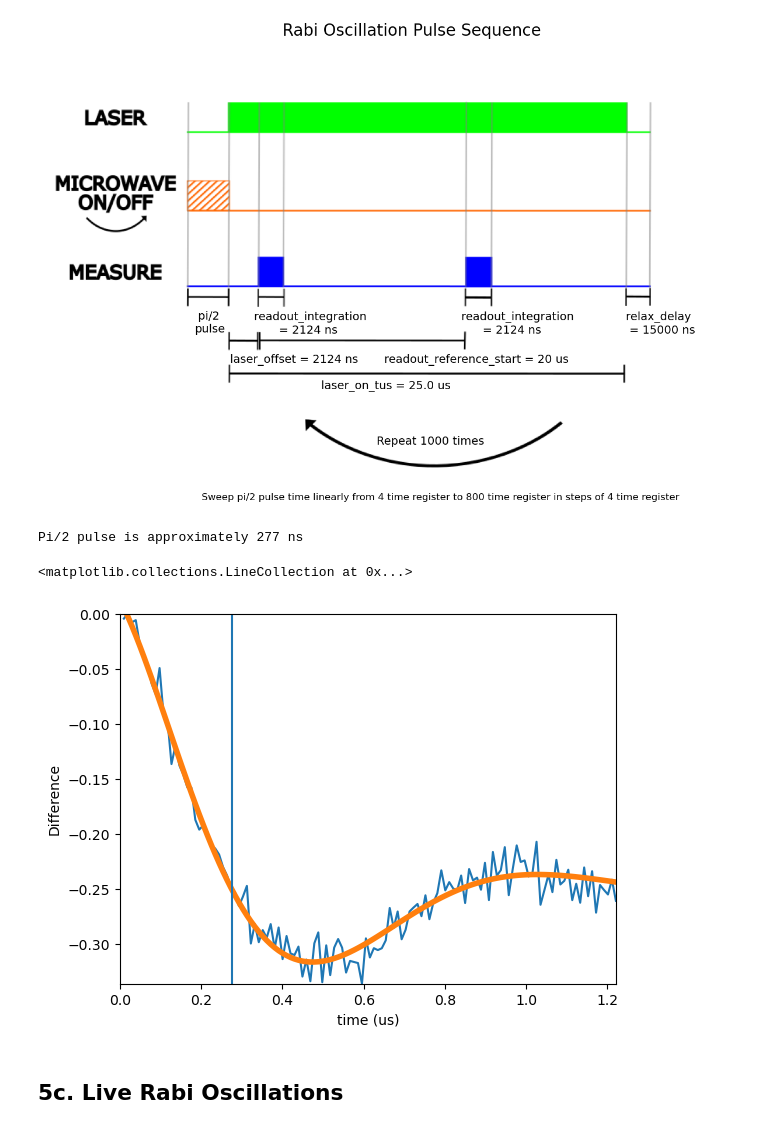
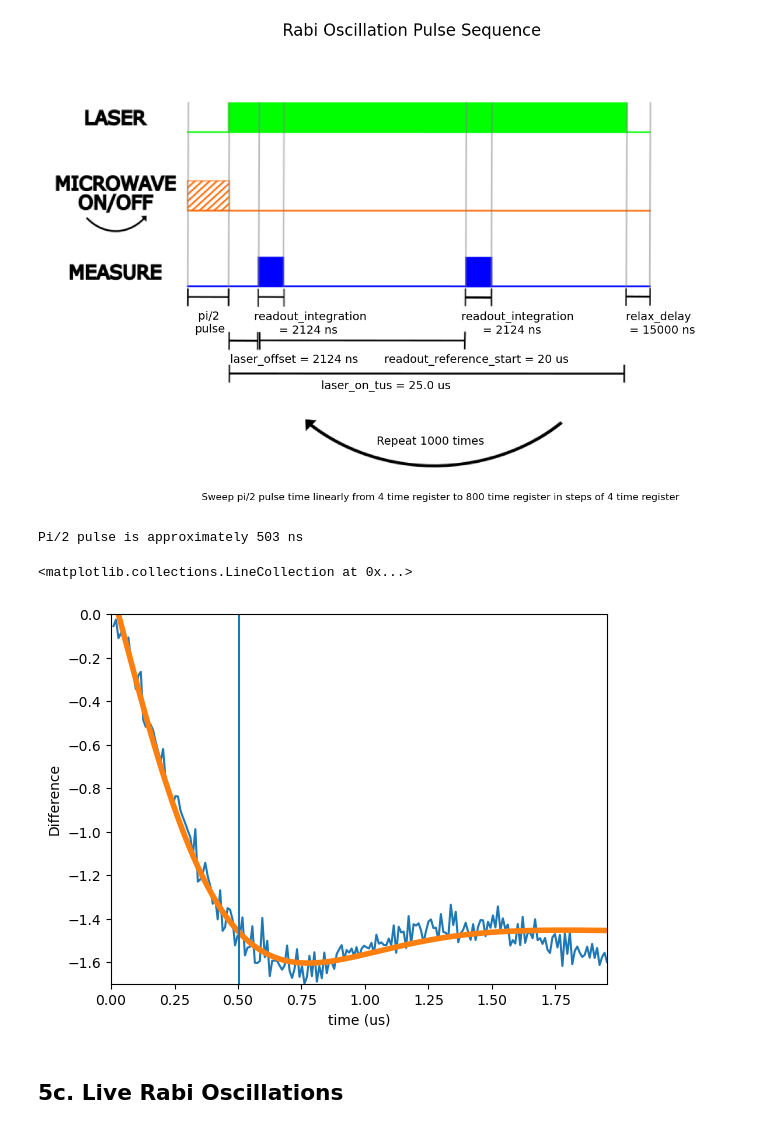
Before and after one commit to Henriksen-Lab/qick_dawg_johns_ver, a Jupyter notebook: jupyter_notebooks/NVDemo_RFSoC4.ipynb, the cells around one changed output. Cells and saved outputs as stored; diff of their text form; code cells hidden in the pictures.

```diff
--- a/jupyter_notebooks/NVDemo_RFSoC4.ipynb
+++ b/jupyter_notebooks/NVDemo_RFSoC4.ipynb
@@ -114,7 +113,7 @@ default_config = qd.NVConfiguration()
 default_config.adc_channel = 0
 default_config.adc_trigger_offset_treg = 177
 
-default_config.mw_channel = 0
+default_config.mw_channel = 1
 default_config.mw_nqz = 1
 default_config.mw_gain = 5000
 
@@ -440,7 +456,7 @@ config = copy(default_config)
 config.mw_gain = 30000
 
 config.mw_pi2_treg = 150 # approximate pi/2 pulse in ns
-config.mw_fMHz = 2840
+config.mw_fMHz = 3054
 
 config.relax_delay_tus = 1
 config.readout_length_treg = 1020
@@ -537,25 +553,25 @@ config = copy(default_config)
 config.relax_delay_tus=1
 
 config.mw_gain = 30000
-config.mw_fMHz = 3140
+config.mw_fMHz = 2754.0
 
 config.pre_init = True
 
 config.relax_delay_tus=5
 
 config.laser_on_tus = 500 # in us
-config.readout_integration_tus = 0.99126563 # us
-config.readout_reference_start_tus = 300 # us
+config.readout_integration_tus = 2 # us
+config.readout_reference_start_tus = 200 # us
 #config.laser_initialize_tus = 200
 #config.mw_delay_tus = 1
 config.adc_trig_offset_tus = 0
 
 config.laser_readout_offset_tus = 0.48095703125
-config.mw_readout_delay_treg = 50
+config.mw_readout_delay_treg = 500
 
-config.add_linear_sweep('mw', 'treg', start=4, stop=5000, delta=20)
+config.add_linear_sweep('mw', 'treg', start=4, stop=800, delta=4)
 
-config.reps=100
+config.reps=300
 
 prog = qd.RabiSweep(config)
 d = prog.acquire(progress=True)
@@ -589,26 +603,26 @@ def decaying_cos(x, A, T, y0, tau):
 
     return A*(np.cos(x*2*np.pi/T))*np.exp(-x/tau)+y0
 # %%
-p0 = [-1, 0.260,-2.5, 0.1]
+p0 = [-1, 0.260,-2.5, 0.5]
 
 t = d.sweep_tus
 x = d.contrast
 
 param, _ = curve_fit(decaying_cos, t, x, p0 = p0)
 
 plt.plot(t, x)
 
 plt.plot(t, decaying_cos(t, *param), linewidth=4)
 plt.ylabel('Difference')
 plt.xlabel('time (us)')
 plt.xlim(0, np.max(t))
 plt.ylim(np.min(x), 0)
 print('Pi/2 pulse is approximately {:.0f} ns'.format(param[1]*1000/4))
 plt.vlines(param[1]/4, np.min(d.contrast), 0)
 # %% [output]
-Pi/2 pulse is approximately 277 ns
+Pi/2 pulse is approximately 503 ns
 <matplotlib.collections.LineCollection at 0x...>
-[figure, old version]
+[figure, new version]
 # %% [markdown]
 ## 5c. Live Rabi Oscillations
 # %%
```
Also changed, not shown: parts of 20 cells of this notebook, 9 other files.
